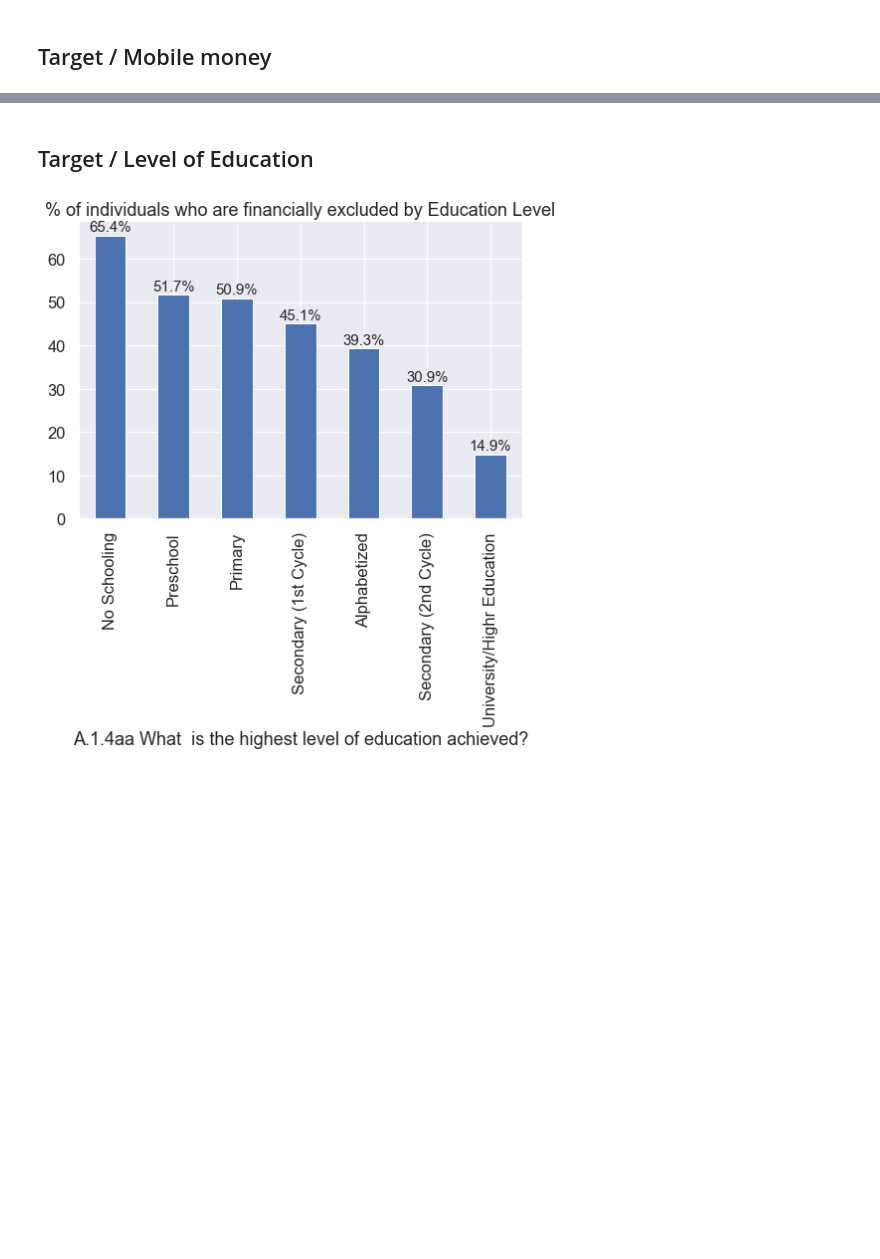
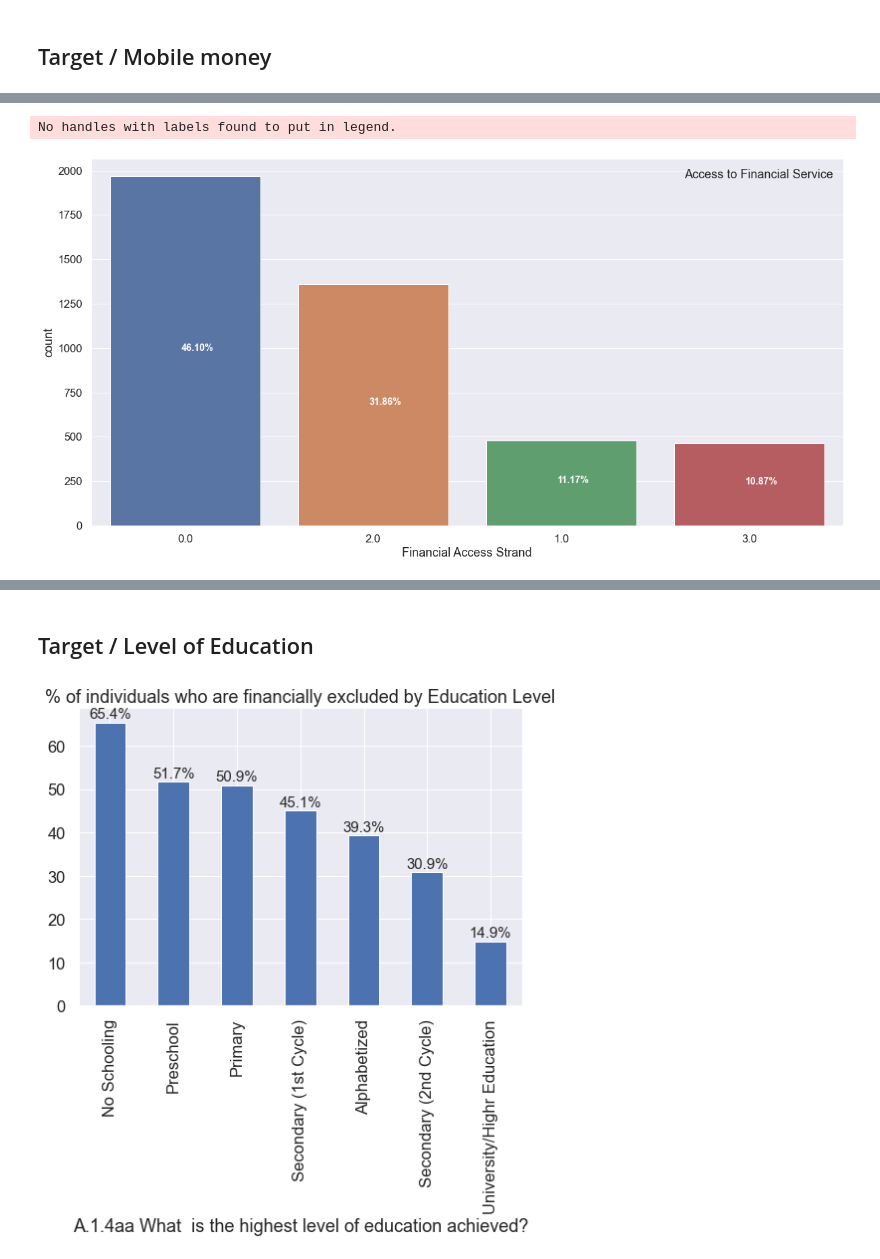
Before and after one commit to VIP509/Finance-Inclusion-1, a Jupyter notebook: Financial Inclusion EDA.ipynb, the cells around one changed output, grey strips where cells are left out. Saved outputs shown, nothing was run; the diff lists cells and outputs as text; code cells hidden in the pictures; blank space fills up the shorter version.

```diff
--- a/Financial Inclusion EDA.ipynb
+++ b/Financial Inclusion EDA.ipynb
@@ -458,0 +504,5 @@ bar1(3, title = '* People who have access to non-formal financial services.')
+# %%
+plot_bar(df1, columns = 'Financial Access Strand',  title='Access to Financial Service' )
+# %% [output]
+No handles with labels found to put in legend.
+[figure, added]
```
Also changed, not shown: parts of 18 cells of this notebook, 2 other files.
